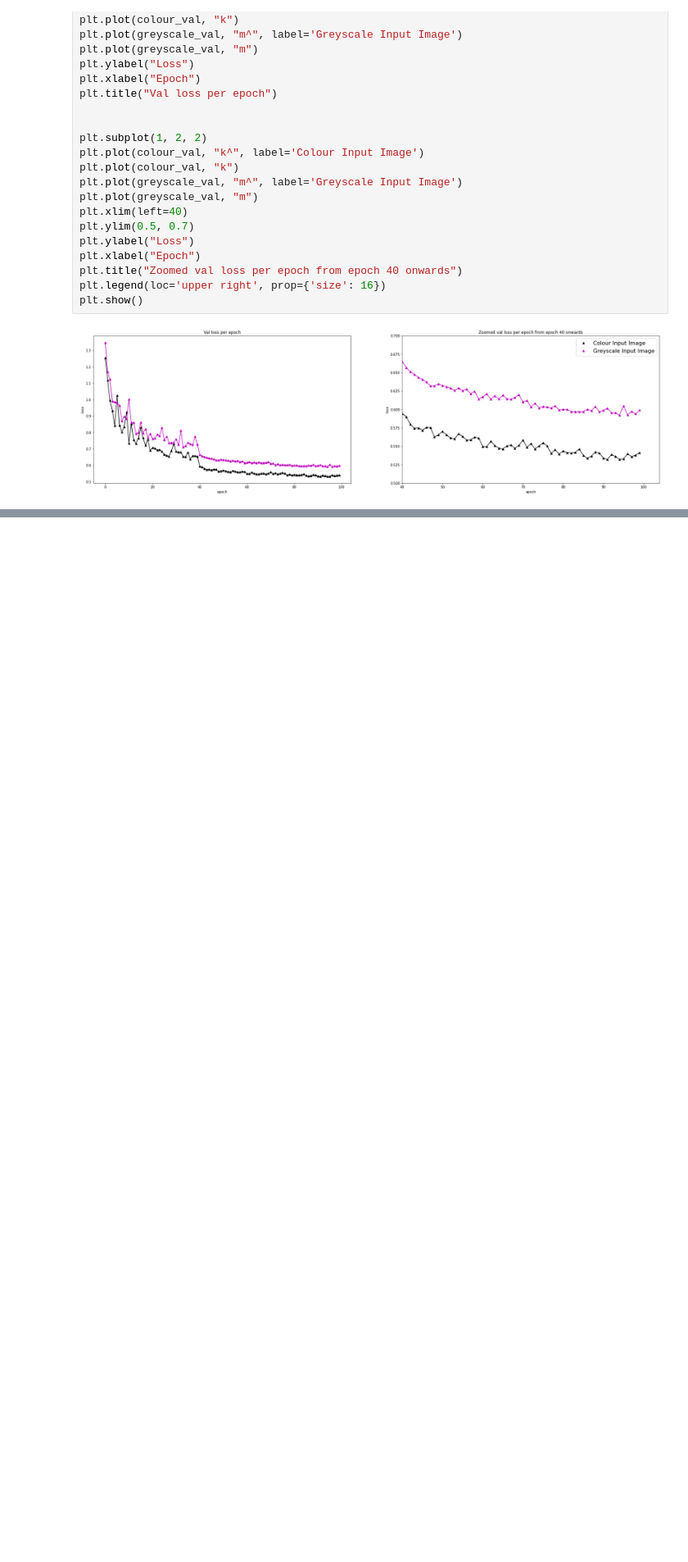
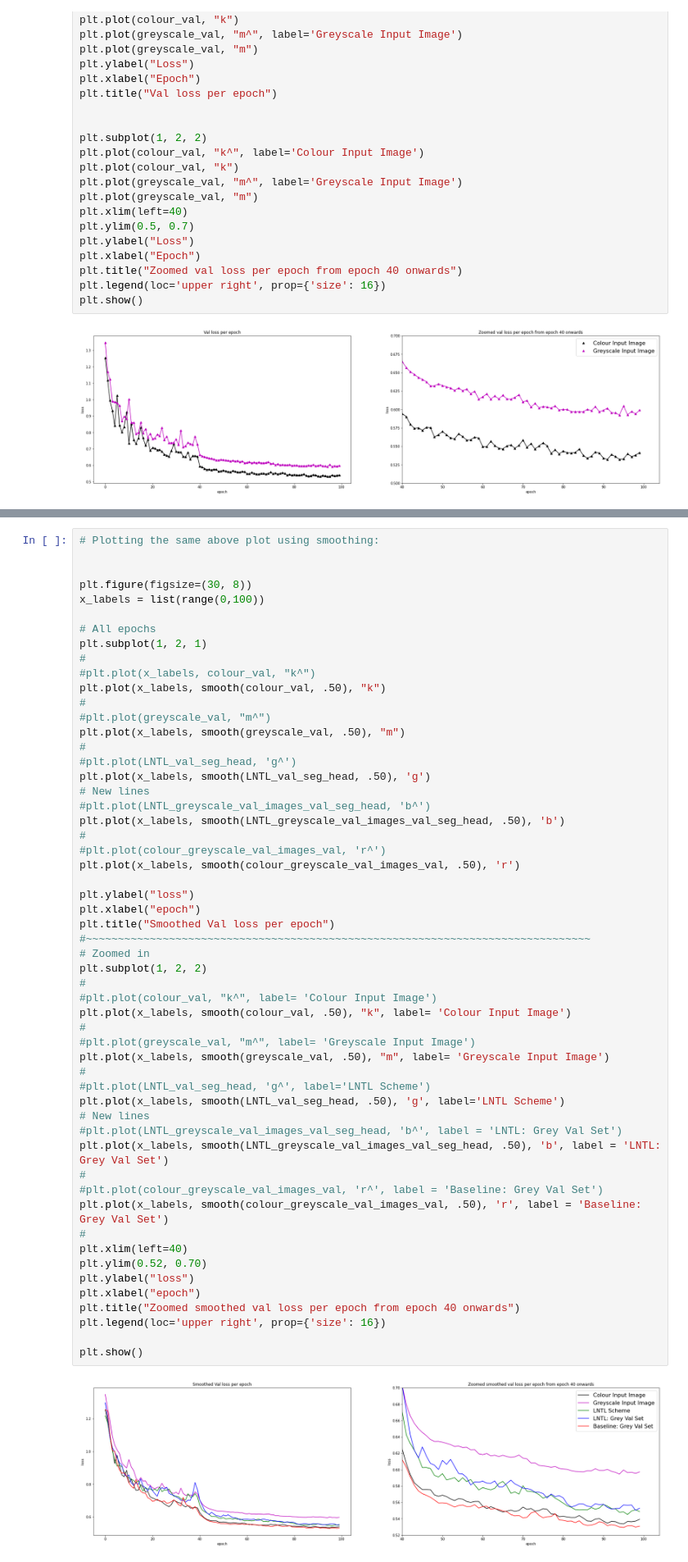
Before and after one commit to JackStelling/BiasMitigation, a Jupyter notebook: LNTL/utils/visualisations.ipynb, the cells around one changed output, grey strips where cells are left out. Shown at 82% size. Saved outputs shown, nothing was run; the diff lists cells and outputs as text; blank space fills up the shorter version.

```diff
--- a/LNTL/utils/visualisations.ipynb
+++ b/LNTL/utils/visualisations.ipynb
@@ -181,0 +279,57 @@ plt.show()
+# %%
+# Plotting the same above plot using smoothing:
+
+
+plt.figure(figsize=(30, 8))
+x_labels = list(range(0,100))
+
+# All epochs
+plt.subplot(1, 2, 1)
+#
+#plt.plot(x_labels, colour_val, "k^")
+plt.plot(x_labels, smooth(colour_val, .50), "k")
+#
+#plt.plot(greyscale_val, "m^")
+plt.plot(x_labels, smooth(greyscale_val, .50), "m")
+#
+#plt.plot(LNTL_val_seg_head, 'g^')
+plt.plot(x_labels, smooth(LNTL_val_seg_head, .50), 'g')
+# New lines
+#plt.plot(LNTL_greyscale_val_images_val_seg_head, 'b^')
+plt.plot(x_labels, smooth(LNTL_greyscale_val_images_val_seg_head, .50), 'b')
+#
+#plt.plot(colour_greyscale_val_images_val, 'r^')
+plt.plot(x_labels, smooth(colour_greyscale_val_images_val, .50), 'r')
+
+plt.ylabel("loss")
+plt.xlabel("epoch")
+plt.title("Smoothed Val loss per epoch")
+#~~~~~~~~~~~~~~~~~~~~~~~~~~~~~~~~~~~~~~~~~~~~~~~~~~~~~~~~~~~~~~~~~~~~~~~~~~~~~~~
+# Zoomed in
+plt.subplot(1, 2, 2)
+#
+#plt.plot(colour_val, "k^", label= 'Colour Input Image')
+plt.plot(x_labels, smooth(colour_val, .50), "k", label= 'Colour Input Image')
+#
+#plt.plot(greyscale_val, "m^", label= 'Greyscale Input Image')
+plt.plot(x_labels, smooth(greyscale_val, .50), "m", label= 'Greyscale Input Image')
+#
+#plt.plot(LNTL_val_seg_head, 'g^', label='LNTL Scheme')
+plt.plot(x_labels, smooth(LNTL_val_seg_head, .50), 'g', label='LNTL Scheme')
+# New lines
+#plt.plot(LNTL_greyscale_val_images_val_seg_head, 'b^', label = 'LNTL: Grey Val Set')
+plt.plot(x_labels, smooth(LNTL_greyscale_val_images_val_seg_head, .50), 'b', label = 'LNTL: Grey Val Set')
+#
+#plt.plot(colour_greyscale_val_images_val, 'r^', label = 'Baseline: Grey Val Set')
+plt.plot(x_labels, smooth(colour_greyscale_val_images_val, .50), 'r', label = 'Baseline: Grey Val Set')
+#
+plt.xlim(left=40)
+plt.ylim(0.52, 0.70)
+plt.ylabel("loss")
+plt.xlabel("epoch")
+plt.title("Zoomed smoothed val loss per epoch from epoch 40 onwards")
+plt.legend(loc='upper right', prop={'size': 16})
+
+plt.show()
+# %% [output]
+[figure, added]
```
Also changed, not shown: parts of 9 cells of this notebook, 16 other files.
